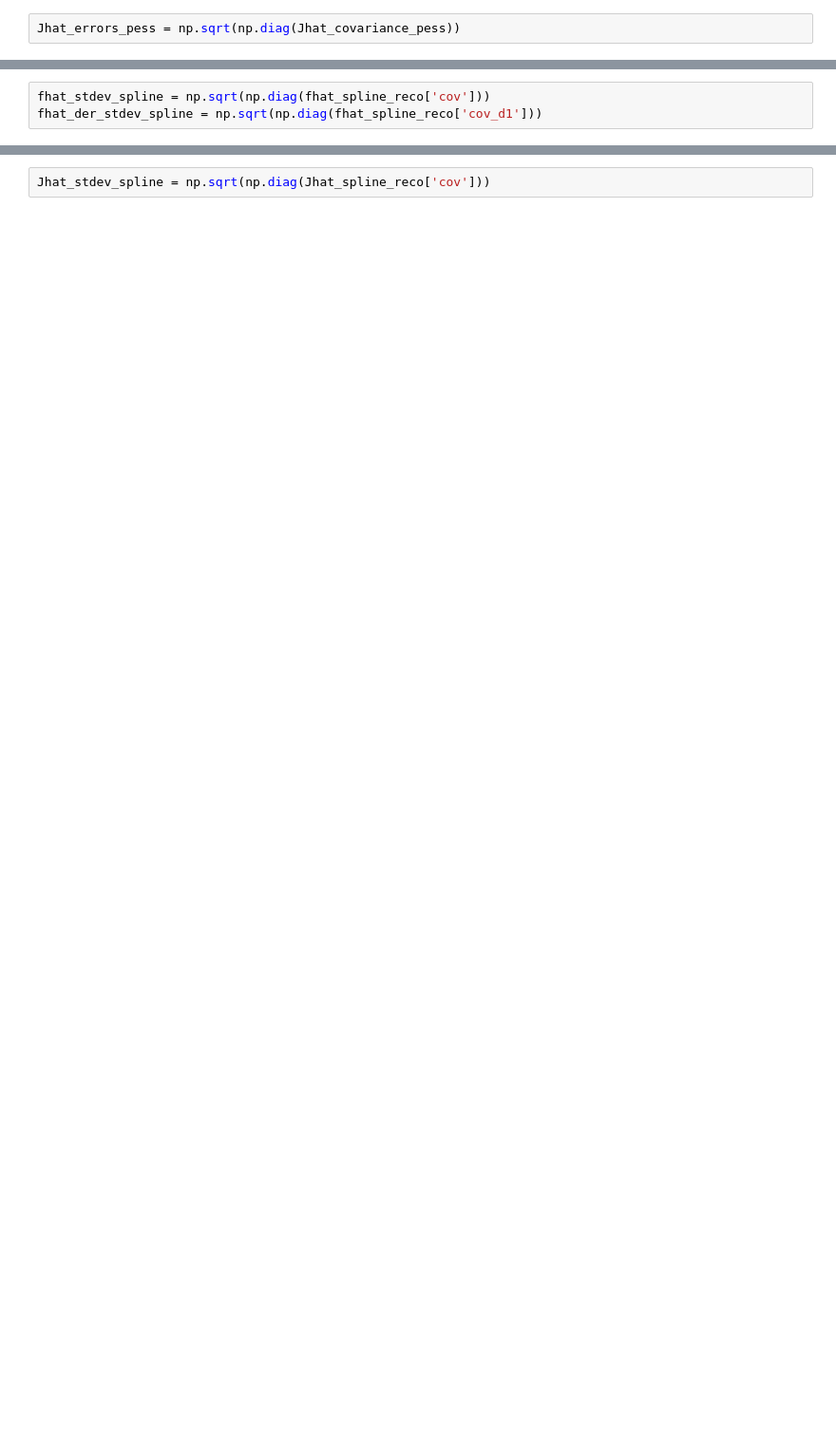
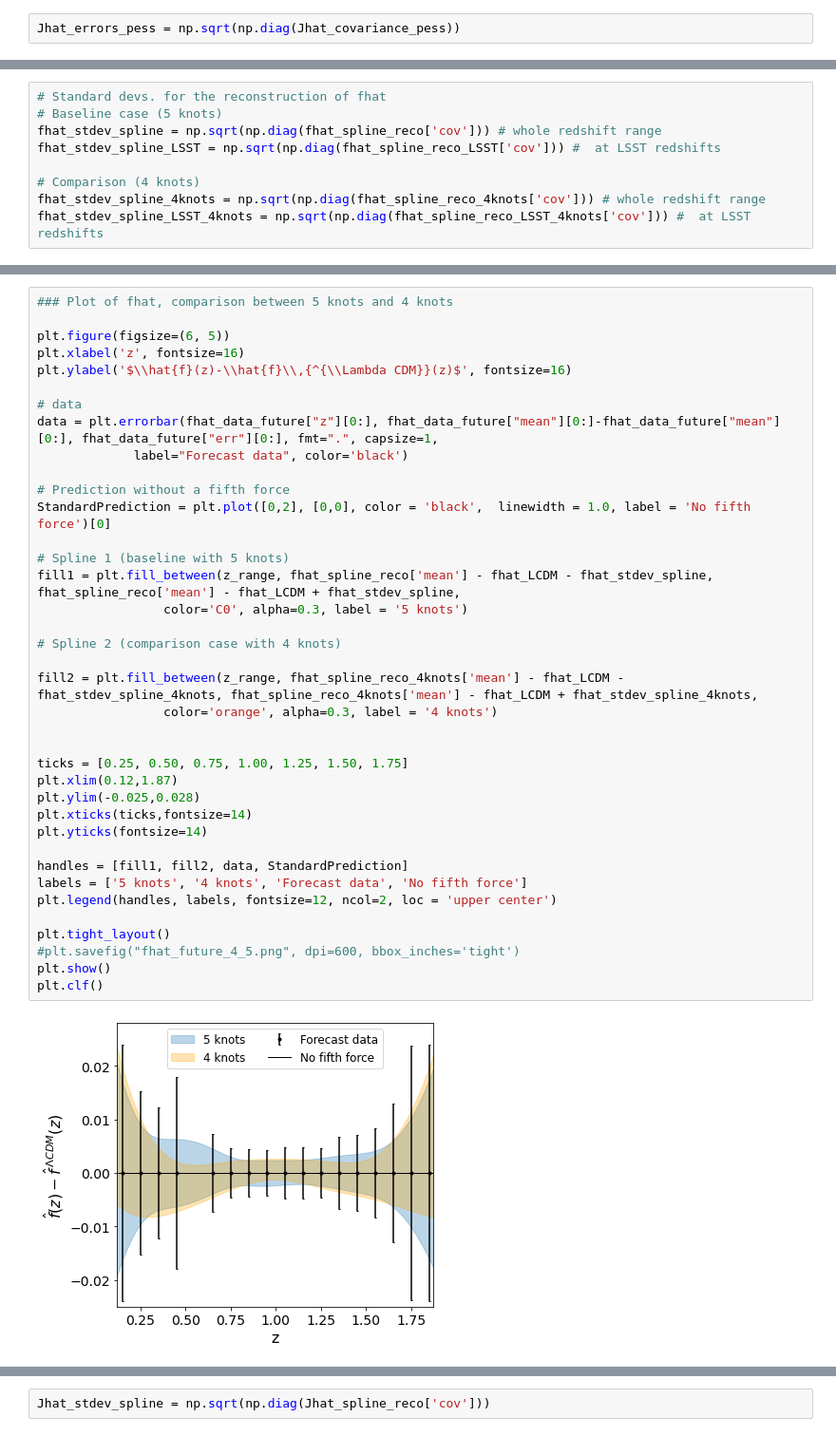
Before and after one commit to NastassiaG/FifthForce_Jhat_fhat, a Jupyter notebook: Jhat_fhat_DESI_LSST.ipynb, the cells around one changed output, grey strips where cells are left out. Shown: that part at 95% size. Drawn from its saved outputs; the diff is of its cells as text; blank space fills up the shorter version.

```diff
--- a/Jhat_fhat_DESI_LSST.ipynb
+++ b/Jhat_fhat_DESI_LSST.ipynb
@@ -187,3 +164,9 @@ fhat_spline_reco_nodes2 = intf.spline_interpolation(best_fit_spline2, cov_spline
 # %%
-fhat_stdev_spline = np.sqrt(np.diag(fhat_spline_reco['cov']))
-fhat_der_stdev_spline = np.sqrt(np.diag(fhat_spline_reco['cov_d1']))
+# Standard devs. for the reconstruction of fhat
+# Baseline case (5 knots)
+fhat_stdev_spline = np.sqrt(np.diag(fhat_spline_reco['cov'])) # whole redshift range
+fhat_stdev_spline_LSST = np.sqrt(np.diag(fhat_spline_reco_LSST['cov'])) #  at LSST redshifts
+
+# Comparison (4 knots)
+fhat_stdev_spline_4knots = np.sqrt(np.diag(fhat_spline_reco_4knots['cov'])) # whole redshift range
+fhat_stdev_spline_LSST_4knots = np.sqrt(np.diag(fhat_spline_reco_LSST_4knots['cov'])) #  at LSST redshifts
@@ -270,3 +204,43 @@ plt.clf()
 # %% [output]
 [figure]
 <Figure size 432x288 with 0 Axes>
+# %%
+### Plot of fhat, comparison between 5 knots and 4 knots
+
+plt.figure(figsize=(6, 5))
+plt.xlabel('z', fontsize=16)
+plt.ylabel('$\\hat{f}(z)-\\hat{f}\\,{^{\\Lambda CDM}}(z)$', fontsize=16)
+
+# data
+data = plt.errorbar(fhat_data_future["z"][0:], fhat_data_future["mean"][0:]-fhat_data_future["mean"][0:], fhat_data_future["err"][0:], fmt=".", capsize=1,
+             label="Forecast data", color='black')
+
+# Prediction without a fifth force
+StandardPrediction = plt.plot([0,2], [0,0], color = 'black',  linewidth = 1.0, label = 'No fifth force')[0]
+
+# Spline 1 (baseline with 5 knots)
+fill1 = plt.fill_between(z_range, fhat_spline_reco['mean'] - fhat_LCDM - fhat_stdev_spline, fhat_spline_reco['mean'] - fhat_LCDM + fhat_stdev_spline,
+                 color='C0', alpha=0.3, label = '5 knots')
+
+# Spline 2 (comparison case with 4 knots)
+
+fill2 = plt.fill_between(z_range, fhat_spline_reco_4knots['mean'] - fhat_LCDM - fhat_stdev_spline_4knots, fhat_spline_reco_4knots['mean'] - fhat_LCDM + fhat_stdev_spline_4knots,
+                 color='orange', alpha=0.3, label = '4 knots')
+
+
+ticks = [0.25, 0.50, 0.75, 1.00, 1.25, 1.50, 1.75]
+plt.xlim(0.12,1.87)
+plt.ylim(-0.025,0.028)
+plt.xticks(ticks,fontsize=14)
+plt.yticks(fontsize=14)
+
+handles = [fill1, fill2, data, StandardPrediction]
+labels = ['5 knots', '4 knots', 'Forecast data', 'No fifth force']
+plt.legend(handles, labels, fontsize=12, ncol=2, loc = 'upper center')
+
+plt.tight_layout()
+#plt.savefig("fhat_future_4_5.png", dpi=600, bbox_inches='tight')
+plt.show()
+plt.clf()
+# %% [output]
+[figure, added]
```
Also changed, not shown: parts of 49 cells of this notebook, 3 other files.
